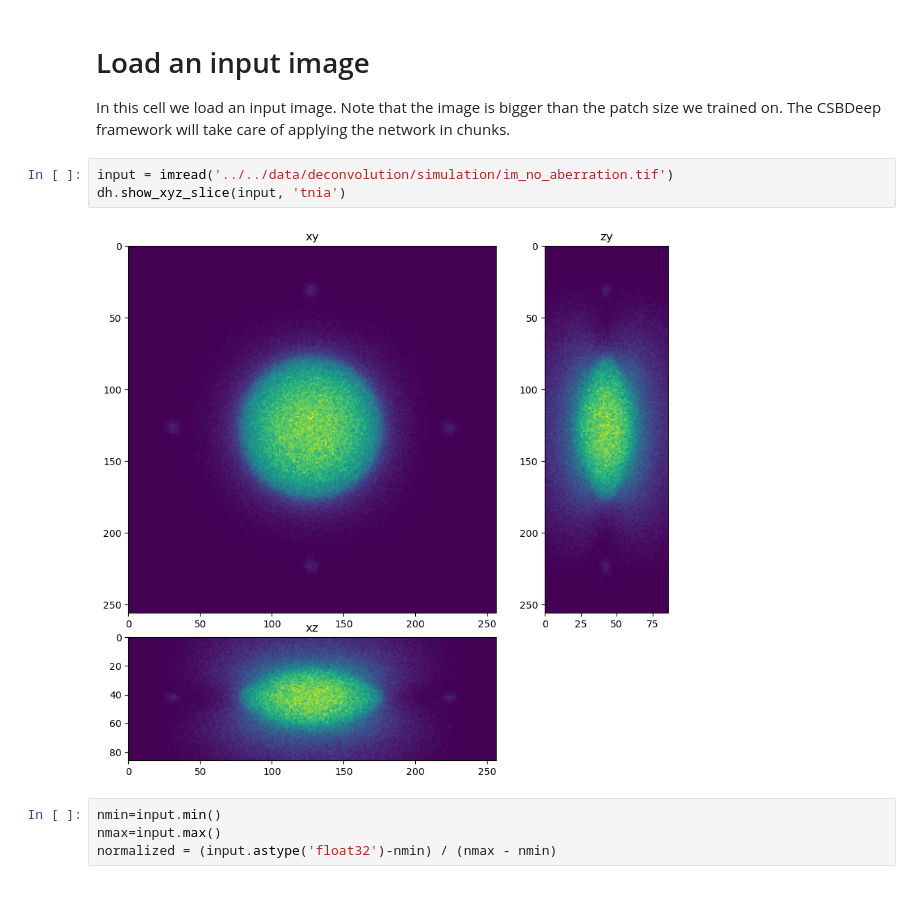
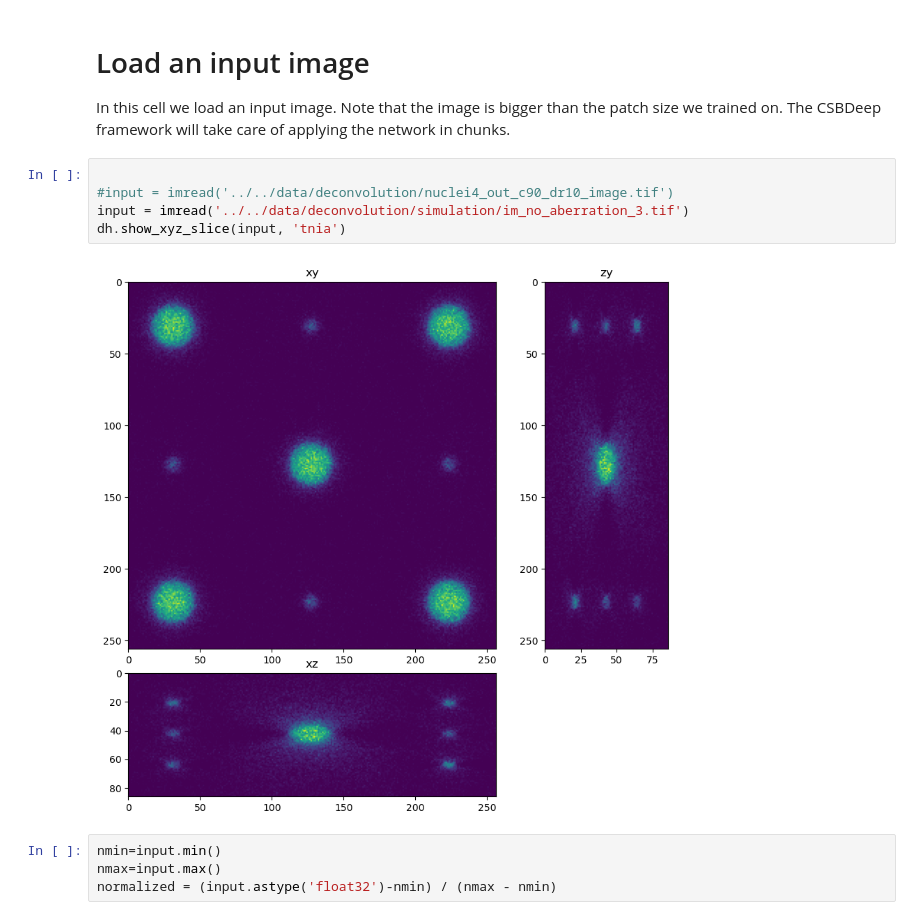
Before and after one commit to True-North-Intelligent-Algorithms/deconvolution-gpu-dl-course, a Jupyter notebook: docs/30_deep_learning/28_restore_care.ipynb, the cells around one changed output. Saved outputs shown, nothing was run; the diff lists cells and outputs as text.

```diff
--- a/docs/30_deep_learning/28_restore_care.ipynb
+++ b/docs/30_deep_learning/28_restore_care.ipynb
@@ -17,10 +14,12 @@ stackview available
 
 In this cell we load an input image.  Note that the image is bigger than the patch size we trained on.  The CSBDeep framework will take care of applying the network in chunks.
 # %%
-input = imread('../../data/deconvolution/simulation/im_no_aberration.tif')
+
+#input = imread('../../data/deconvolution/nuclei4_out_c90_dr10_image.tif')
+input = imread('../../data/deconvolution/simulation/im_no_aberration_3.tif')
 dh.show_xyz_slice(input, 'tnia')
 # %% [output]
-[figure, old version]
+[figure, new version]
 # %%
 nmin=input.min()
 nmax=input.max()
```
Also changed, not shown: parts of 6 cells of this notebook, 2 other files.
